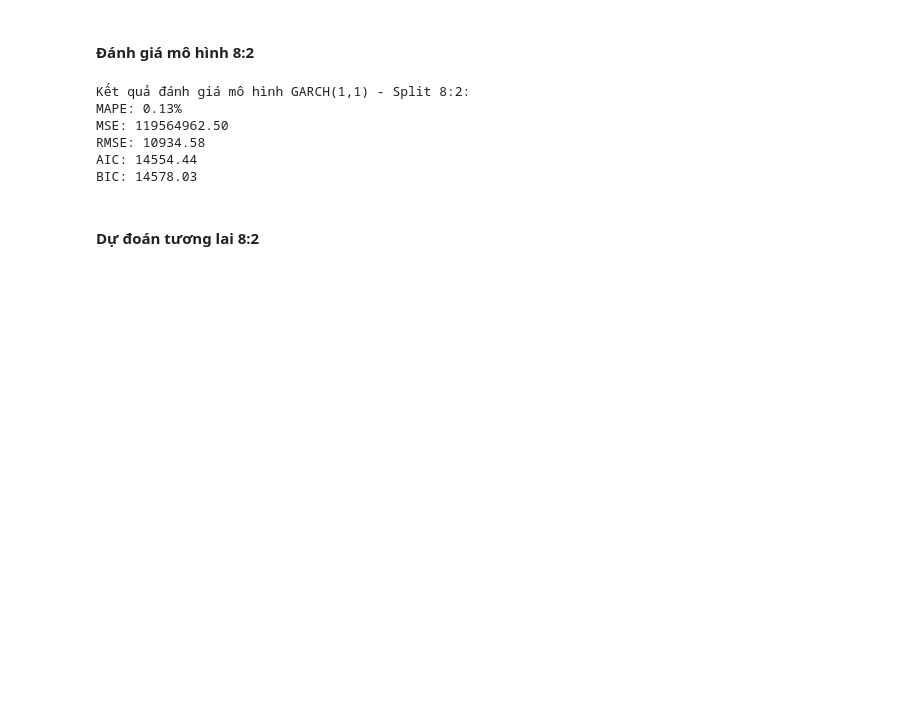
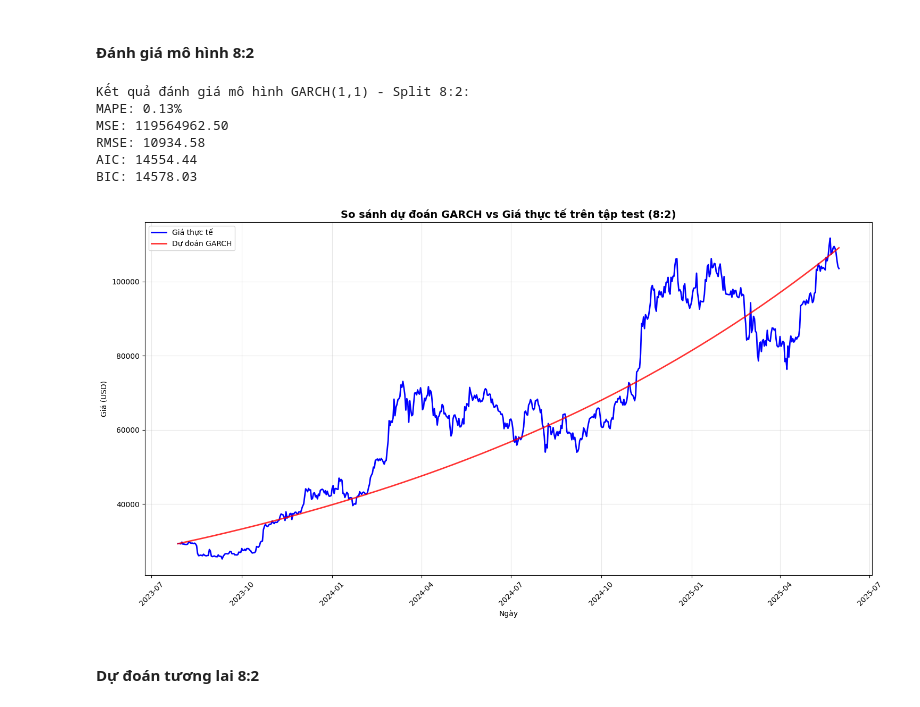
Before and after one commit to trinhtrinh342004/Cryptocurrency-Price-Prediction, a Jupyter notebook: Cryptocurrency/Model/GARCH_Bitcoin.ipynb, the cells around one changed output. Drawn from its saved outputs; the diff is of its cells as text; code cells hidden in the pictures; blank space fills up the shorter version.

```diff
--- a/Cryptocurrency/Model/GARCH_Bitcoin.ipynb
+++ b/Cryptocurrency/Model/GARCH_Bitcoin.ipynb
@@ -512,33 +516,47 @@ forecast_returns_82 = test_forecast_82.mean.iloc[-1].values / 100
 # Tính predicted prices cho test set 8:2
 predicted_prices_test_82 = []
 current_price_82 = last_train_price_82
 
 for i in range(test_size_days_82):
     predicted_return = forecast_returns_82[i]
     current_price_82 = current_price_82 * np.exp(predicted_return)
     predicted_prices_test_82.append(current_price_82)
 
 predicted_prices_test_82 = np.array(predicted_prices_test_82)
 
 # Tính metrics cho 8:2
 actual_test_prices_82 = test_data_82['Price'].values
 mape_82 = mean_absolute_percentage_error(actual_test_prices_82, predicted_prices_test_82)
 mse_82 = mean_squared_error(actual_test_prices_82, predicted_prices_test_82)
 rmse_82 = np.sqrt(mse_82)
 
 print(f'Kết quả đánh giá mô hình GARCH(1,1) - Split 8:2:')
 print(f'MAPE: {mape_82:.2f}%')
 print(f'MSE: {mse_82:.2f}')
 print(f'RMSE: {rmse_82:.2f}')
 print(f'AIC: {aic_82:.2f}')
 print(f'BIC: {bic_82:.2f}')
+
+# Vẽ so sánh dự đoán vs thực tế trên test set
+plt.figure(figsize=(15, 8))
+plt.plot(test_data_82.index, actual_test_prices_82, label='Giá thực tế', linewidth=2, color='blue')
+plt.plot(test_data_82.index, predicted_prices_test_82, label='Dự đoán GARCH', linewidth=2, color='red', alpha=0.8)
+plt.title('So sánh dự đoán GARCH vs Giá thực tế trên tập test (8:2)', fontsize=14, fontweight='bold')
+plt.xlabel('Ngày')
+plt.ylabel('Giá (USD)')
+plt.legend()
+plt.grid(True, alpha=0.3)
+plt.xticks(rotation=45)
+plt.tight_layout()
+plt.show()
 # %% [output]
 Kết quả đánh giá mô hình GARCH(1,1) - Split 8:2:
 MAPE: 0.13%
 MSE: 119564962.50
 RMSE: 10934.58
 AIC: 14554.44
 BIC: 14578.03
+[figure, added]
 # %% [markdown]
 #### Dự đoán tương lai 8:2
 # %%
```
Also changed, not shown: parts of 15 cells of this notebook, 2 other files.
